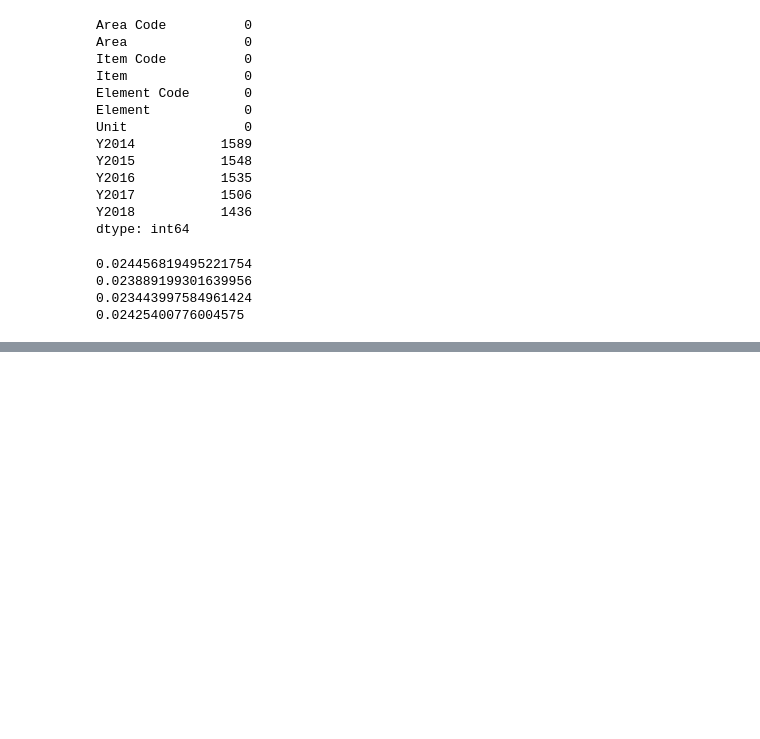
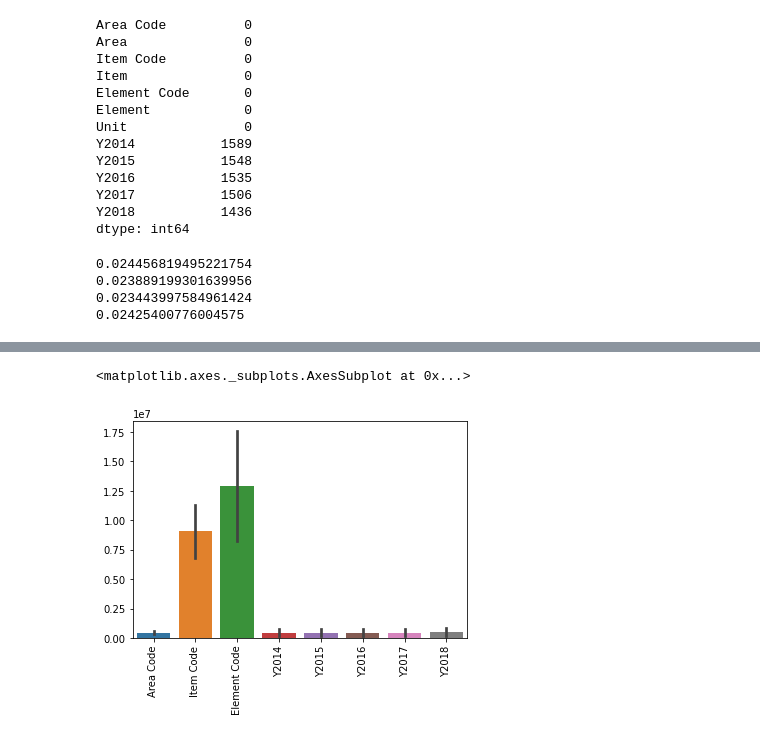
Before and after one commit to SonolaMoyo/HamoyeSummer2022, a Jupyter notebook: summerStageAQuiz.ipynb, the cells around one changed output, grey strips where cells are left out. Drawn from its saved outputs; the diff is of its cells as text; code cells hidden in the pictures; blank space fills up the shorter version.

```diff
--- a/summerStageAQuiz.ipynb
+++ b/summerStageAQuiz.ipynb
@@ -104,6 +128,13 @@ food_data.groupby('Element').sum()
 | Stock Variation | 571566 | 11329527 | 21464704 | 58749.83 | 34910.99 | 33140.12 | 54316.91 | 20577.91 |
 | Total Population - Both sexes | 6020 | 112545 | 22995 | 1031585.00 | 1058081.00 | 1085107.00 | 1112641.00 | 1140605.00 |
 | Tourist consumption | 50308 | 1486528 | 2869905 | 416.00 | 349.00 | 89.00 | 91.00 | 90.00 |
+# %%
+sumdata = food_data.groupby('Element').sum()
+plt.xticks(rotation=90)
+sns.barplot(data=sumdata)
+# %% [output]
+<matplotlib.axes._subplots.AxesSubplot at 0x...>
+[figure, added]
 # %%
 food_data.groupby('Area').sum()
 # %% [output]
```
Also changed, not shown: parts of 6 cells of this notebook.
